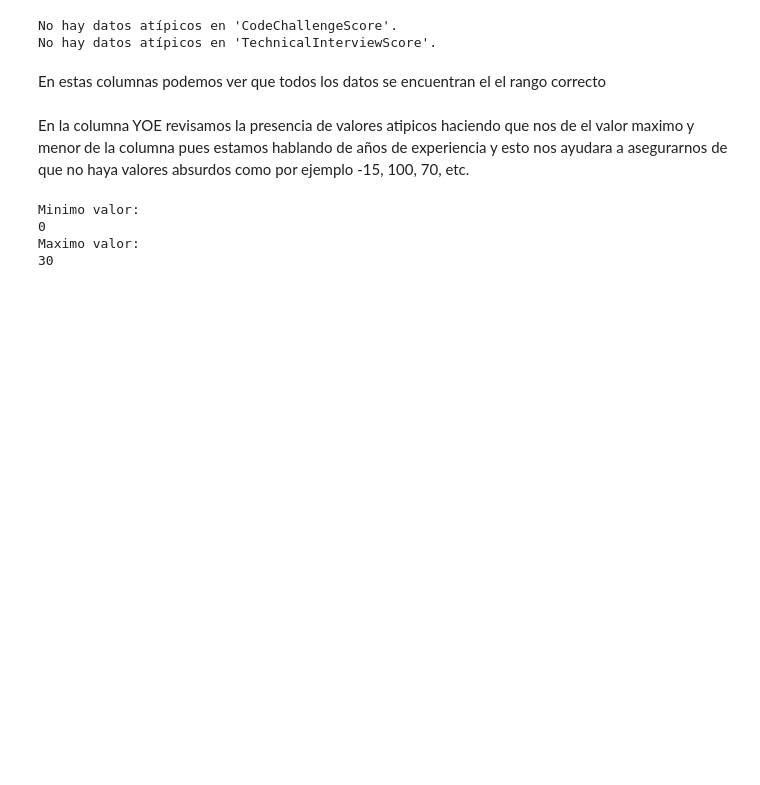
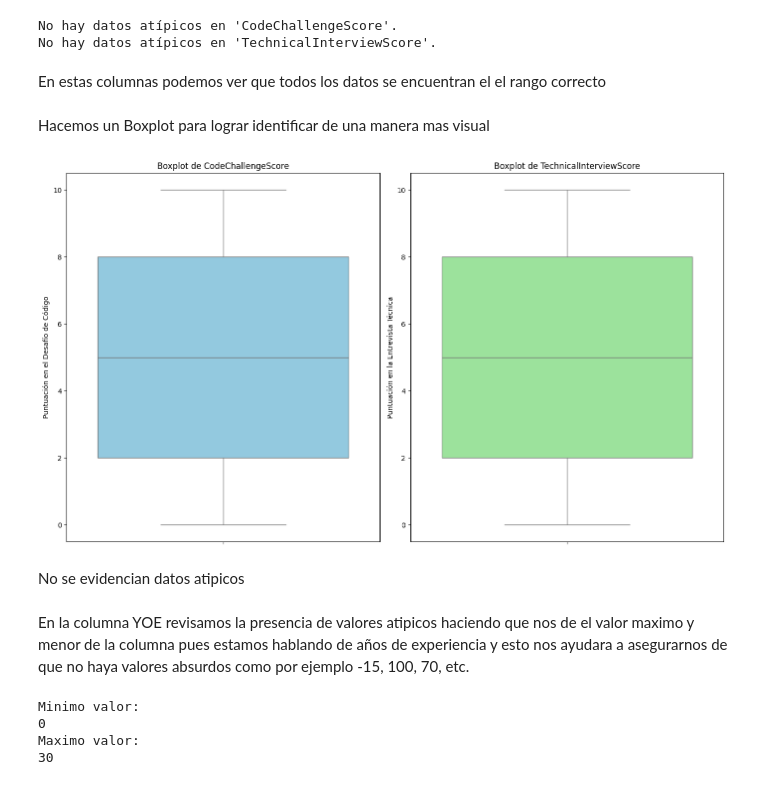
Before and after one commit to camilodelgado23/Candidate_Data_Workflow, a Jupyter notebook: Analisis_de_Datos/candidates_analisis.ipynb, the cells around one changed output. Saved outputs shown, nothing was run; the diff lists cells and outputs as text; code cells hidden in the pictures; blank space fills up the shorter version.

```diff
--- a/Analisis_de_Datos/candidates_analisis.ipynb
+++ b/Analisis_de_Datos/candidates_analisis.ipynb
@@ -137,6 +141,27 @@ No hay datos atípicos en 'CodeChallengeScore'.
 No hay datos atípicos en 'TechnicalInterviewScore'.
 # %% [markdown]
 En estas columnas podemos ver que todos los datos se encuentran el el rango correcto
+# %% [markdown]
+Hacemos un Boxplot para lograr identificar de una manera mas visual
+# %%
+plt.figure(figsize=(14, 8))
+
+plt.subplot(1, 2, 1)
+sns.boxplot(y='CodeChallengeScore', data=candidates, color='skyblue')
+plt.title('Boxplot de CodeChallengeScore')
+plt.ylabel('Puntuación en el Desafío de Código')
+
+plt.subplot(1, 2, 2)
+sns.boxplot(y='TechnicalInterviewScore', data=candidates, color='lightgreen')
+plt.title('Boxplot de TechnicalInterviewScore')
+plt.ylabel('Puntuación en la Entrevista Técnica')
+
+plt.tight_layout()
+plt.show()
+# %% [output]
+[figure, added]
+# %% [markdown]
+No se evidencian datos atipicos
 # %% [markdown]
 En la columna YOE revisamos la presencia de valores atipicos haciendo que nos de el valor maximo y menor de la columna pues estamos hablando de años de experiencia y esto nos ayudara a asegurarnos de que no haya valores absurdos como por ejemplo -15, 100, 70, etc.
 # %%
```
Also changed, not shown: parts of 10 cells of this notebook, 2 other files.
